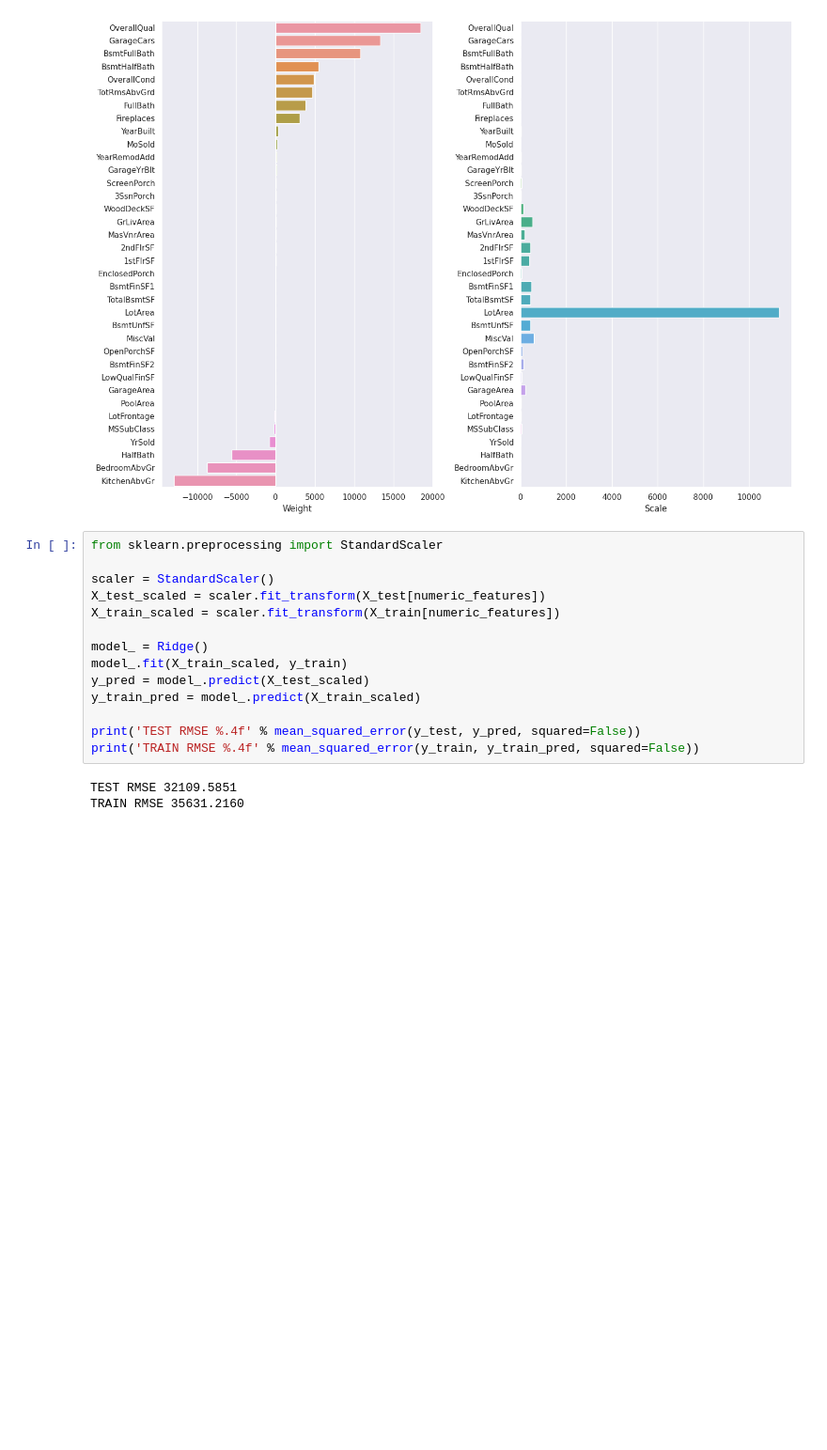
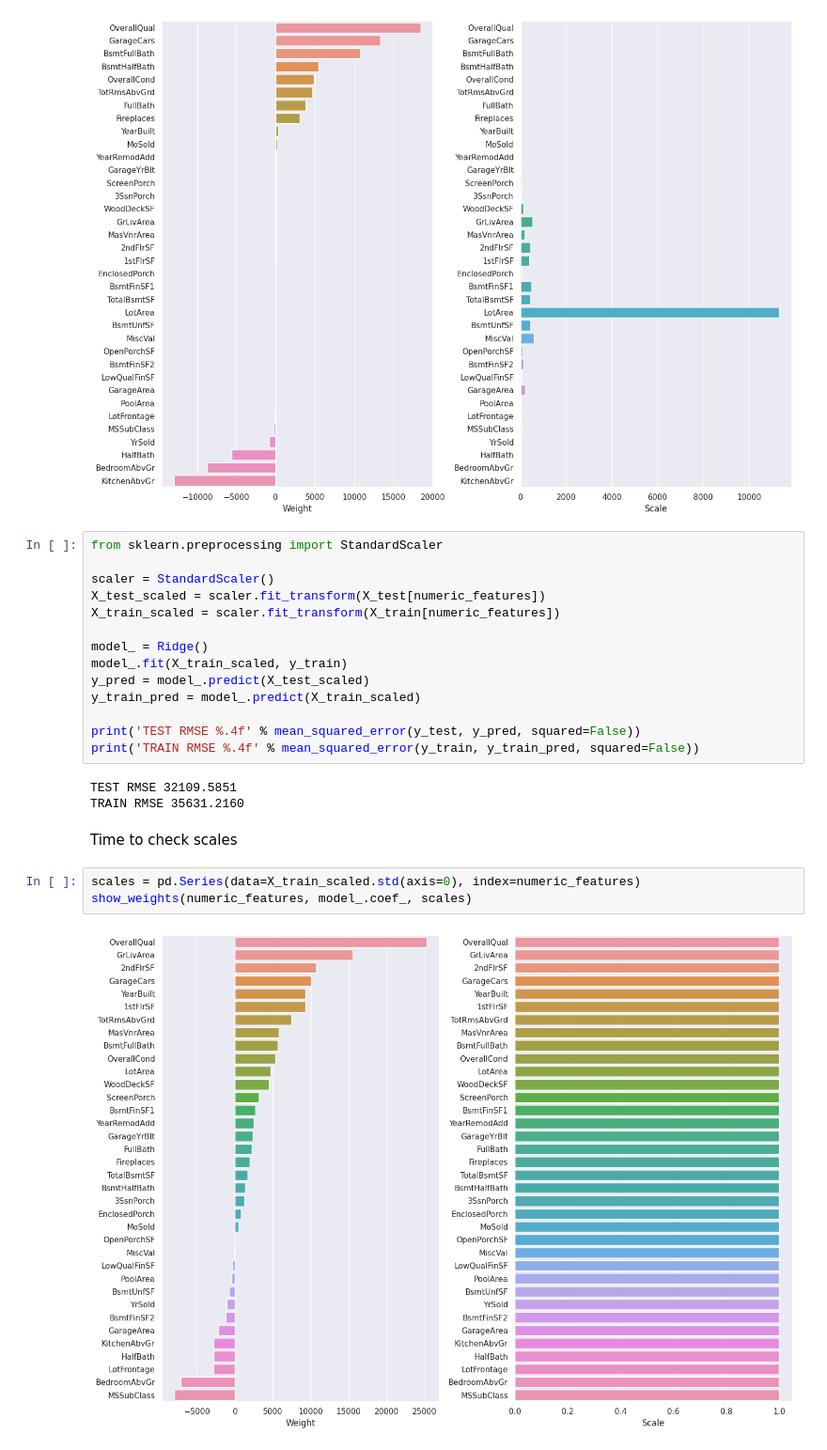
Before and after one commit to trizyx/ml_sem, a Jupyter notebook: hse_ml_linear_model(sm2).ipynb, the cells around one changed output. Shown: that part at 94% size. Saved outputs shown, nothing was run; the diff lists cells and outputs as text; blank space fills up the shorter version.

```diff
--- a/hse_ml_linear_model(sm2).ipynb
+++ b/hse_ml_linear_model(sm2).ipynb
@@ -176,3 +178,10 @@ print('TRAIN RMSE %.4f' % mean_squared_error(y_train, y_train_pred, squared=Fals
 # %% [output]
 TEST RMSE 32109.5851
 TRAIN RMSE 35631.2160
+# %% [markdown]
+Time to check scales
+# %%
+scales = pd.Series(data=X_train_scaled.std(axis=0), index=numeric_features)
+show_weights(numeric_features, model_.coef_, scales)
+# %% [output]
+[figure, added]
```
Also changed, not shown: parts of 3 cells of this notebook.
